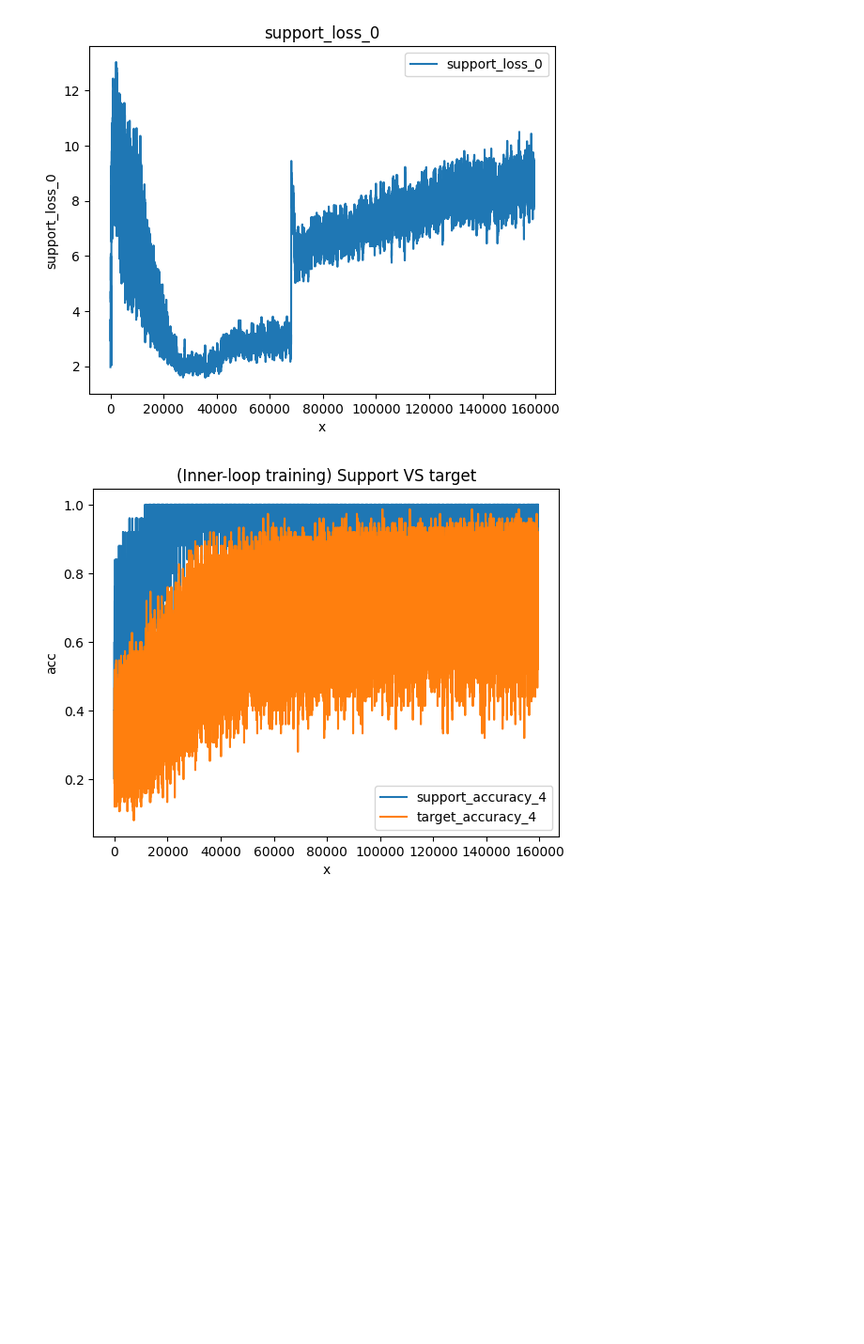
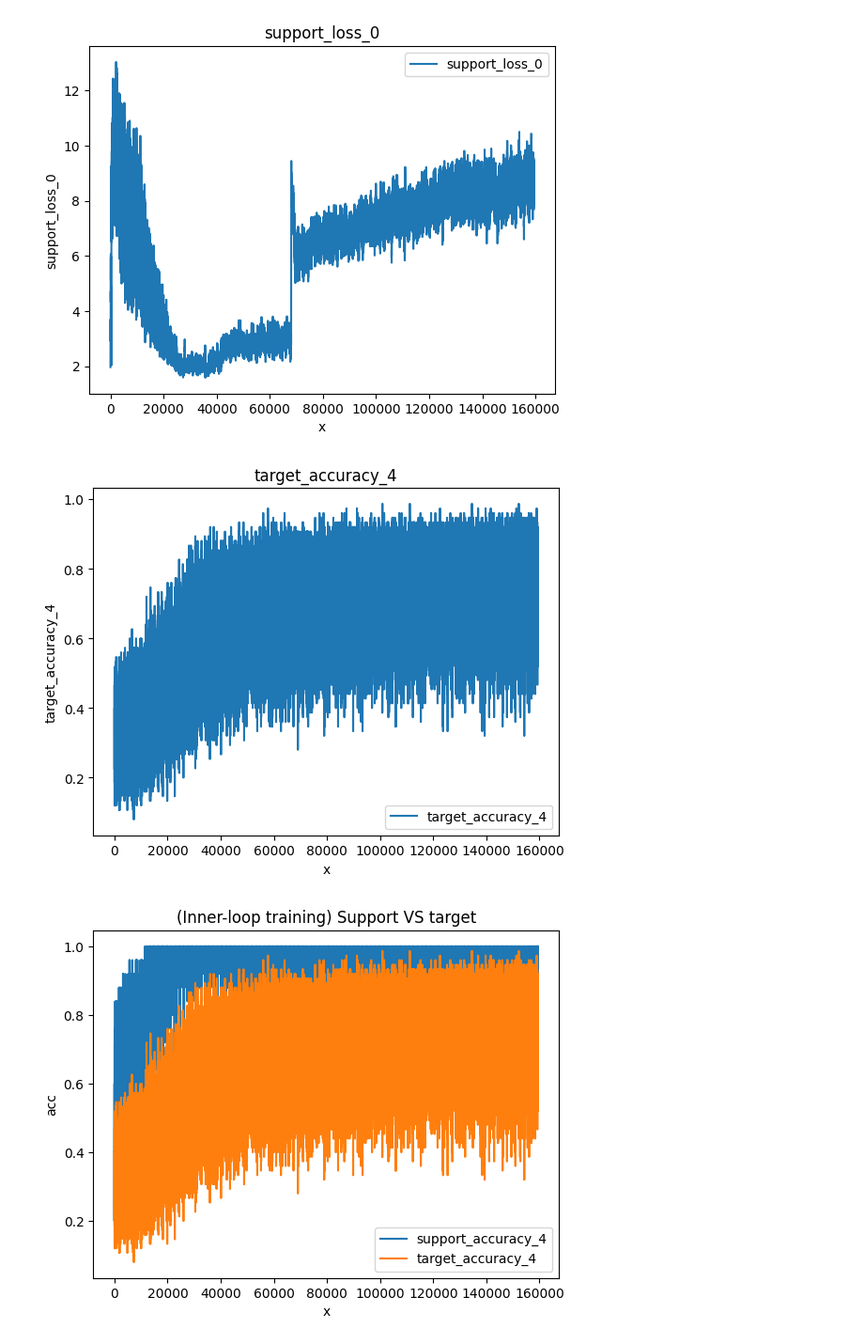
Before and after one commit to taehyeonhan-hatae/MAML, a Jupyter notebook: comprehensive_losses/Analysis.ipynb, the cells around one changed output. Shown at 94% size. Cells and saved outputs as stored; diff of their text form; code cells hidden in the pictures; blank space fills up the shorter version.

```diff
--- a/comprehensive_losses/Analysis.ipynb
+++ b/comprehensive_losses/Analysis.ipynb
@@ -50,6 +50,16 @@ df_comprehensive_loss_train[['support_loss_0']].plot(
 plt.show()
 # %% [output]
 [figure]
+# %%
+df_comprehensive_loss_train[['target_accuracy_4']].plot(
+    xlabel='x',
+    ylabel='target_accuracy_4',
+    title='target_accuracy_4'
+)
+
+plt.show()
+# %% [output]
+[figure, added]
 # %%
 df_comprehensive_loss_train[['support_accuracy_4', 'target_accuracy_4']].plot(
     xlabel='x',
```
Also changed, not shown: 2 other files.
